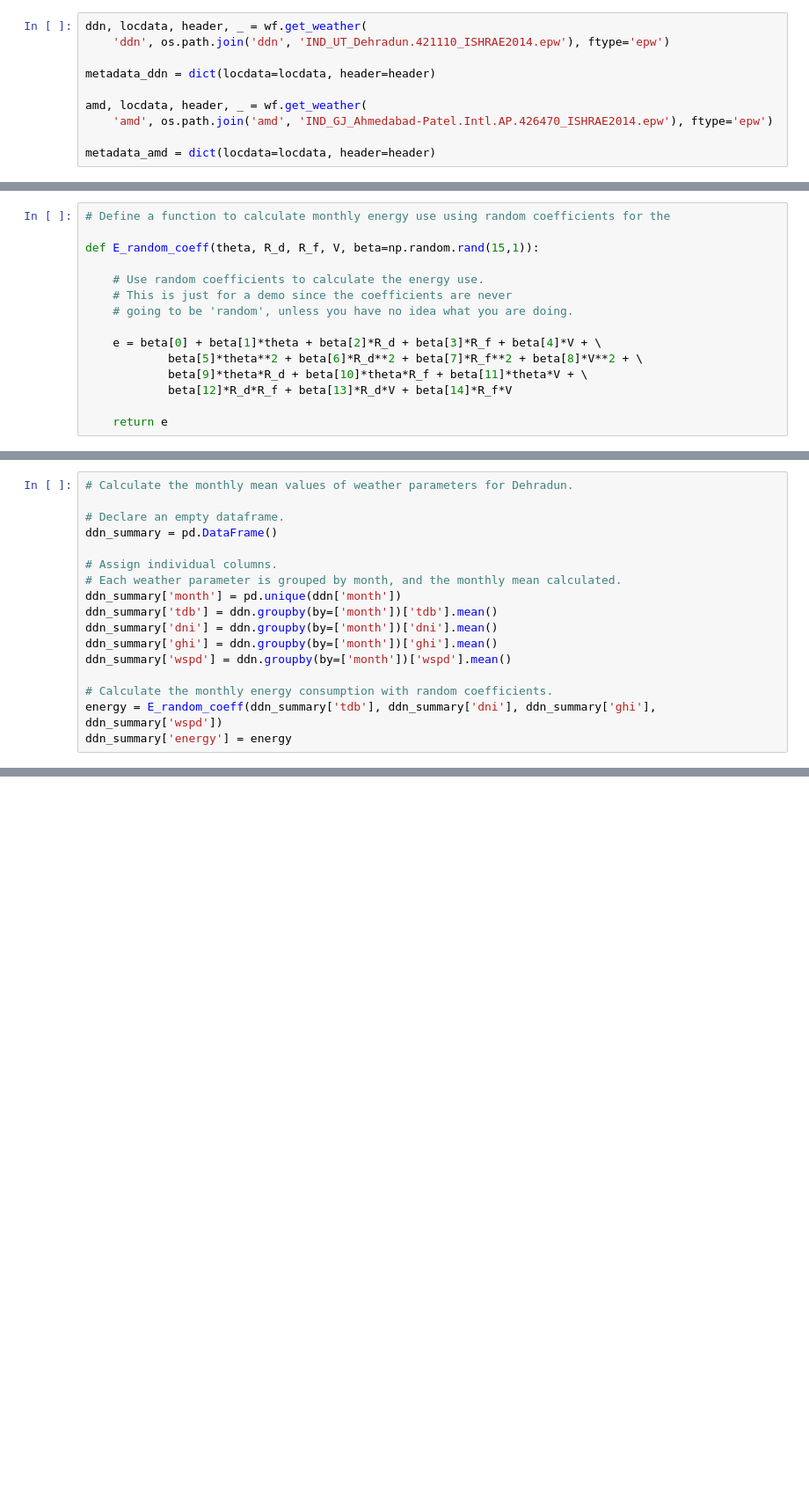
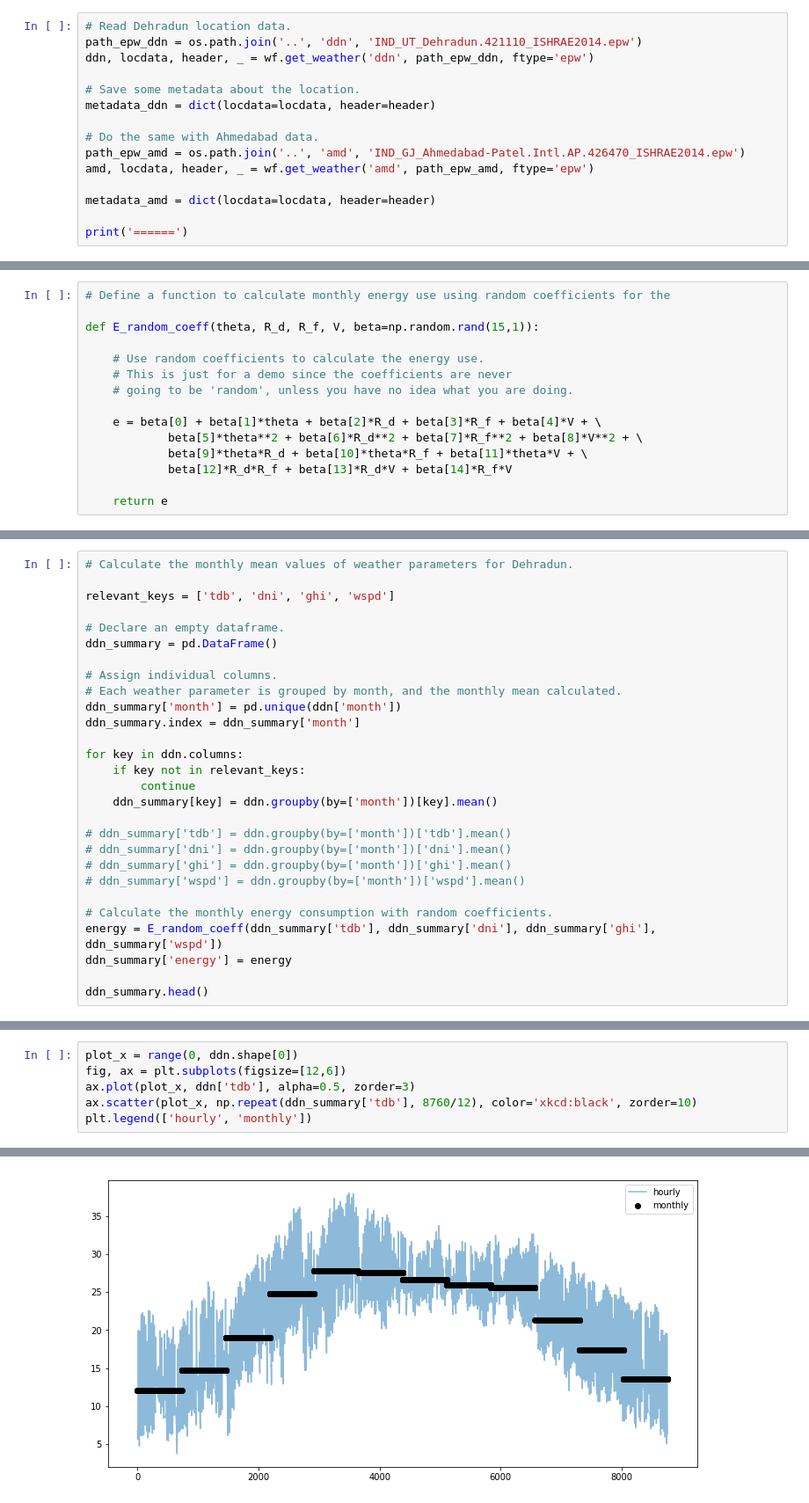
Before and after one commit to paragrastogi/CEPT_Workshop_January2020, a Jupyter notebook: lib/tutorial_v00.ipynb, the cells around one changed output, grey strips where cells are left out. Shown at 88% size. Cells and saved outputs as stored; diff of their text form; blank space fills up the shorter version.

```diff
--- a/lib/tutorial_v00.ipynb
+++ b/lib/tutorial_v00.ipynb
@@ -29,15 +30,20 @@ import wfileio as wf
 # See https://en.wikipedia.org/wiki/Random_seed for more information on what this means.
 np.random.seed(42)
 # %%
-ddn, locdata, header, _ = wf.get_weather(
-    'ddn', os.path.join('ddn', 'IND_UT_Dehradun.421110_ISHRAE2014.epw'), ftype='epw')
+# Read Dehradun location data.
+path_epw_ddn = os.path.join('..', 'ddn', 'IND_UT_Dehradun.421110_ISHRAE2014.epw')
+ddn, locdata, header, _ = wf.get_weather('ddn', path_epw_ddn, ftype='epw')
 
+# Save some metadata about the location.
 metadata_ddn = dict(locdata=locdata, header=header)
 
-amd, locdata, header, _ = wf.get_weather(
-    'amd', os.path.join('amd', 'IND_GJ_Ahmedabad-Patel.Intl.AP.426470_ISHRAE2014.epw'), ftype='epw')
+# Do the same with Ahmedabad data.
+path_epw_amd = os.path.join('..', 'amd', 'IND_GJ_Ahmedabad-Patel.Intl.AP.426470_ISHRAE2014.epw')
+amd, locdata, header, _ = wf.get_weather('amd', path_epw_amd, ftype='epw')
 
 metadata_amd = dict(locdata=locdata, header=header)
+
+print('======')
 # %% [output]
 Running weather file reader for station ddn. Expecting format epw.
 
@@ -68,5 +82,7 @@ def E_random_coeff(theta, R_d, R_f, V, beta=np.random.rand(15,1)):
 # %%
 # Calculate the monthly mean values of weather parameters for Dehradun.
+
+relevant_keys = ['tdb', 'dni', 'ghi', 'wspd']
 
 # Declare an empty dataframe.
 ddn_summary = pd.DataFrame()
@@ -74,11 +90,20 @@ ddn_summary = pd.DataFrame()
 # Assign individual columns.
 # Each weather parameter is grouped by month, and the monthly mean calculated.
 ddn_summary['month'] = pd.unique(ddn['month'])
-ddn_summary['tdb'] = ddn.groupby(by=['month'])['tdb'].mean()
-ddn_summary['dni'] = ddn.groupby(by=['month'])['dni'].mean()
-ddn_summary['ghi'] = ddn.groupby(by=['month'])['ghi'].mean()
-ddn_summary['wspd'] = ddn.groupby(by=['month'])['wspd'].mean()
+ddn_summary.index = ddn_summary['month']
+
+for key in ddn.columns:
+    if key not in relevant_keys:
+        continue
+    ddn_summary[key] = ddn.groupby(by=['month'])[key].mean()
+
+# ddn_summary['tdb'] = ddn.groupby(by=['month'])['tdb'].mean()
+# ddn_summary['dni'] = ddn.groupby(by=['month'])['dni'].mean()
+# ddn_summary['ghi'] = ddn.groupby(by=['month'])['ghi'].mean()
+# ddn_summary['wspd'] = ddn.groupby(by=['month'])['wspd'].mean()
 
 # Calculate the monthly energy consumption with random coefficients.
 energy = E_random_coeff(ddn_summary['tdb'], ddn_summary['dni'], ddn_summary['ghi'], ddn_summary['wspd'])
 ddn_summary['energy'] = energy
+
+ddn_summary.head()
@@ -114,0 +163,7 @@ plt.show()
+# %%
+plot_x = range(0, ddn.shape[0])
+fig, ax = plt.subplots(figsize=[12,6])
+ax.plot(plot_x, ddn['tdb'], alpha=0.5, zorder=3)
+ax.scatter(plot_x, np.repeat(ddn_summary['tdb'], 8760/12), color='xkcd:black', zorder=10)
+plt.legend(['hourly', 'monthly'])
+# %% [output]
@@ -114,0 +171 @@ plt.show()
+[figure, added]
```
Also changed, not shown: parts of 19 cells of this notebook, 2 other files.
